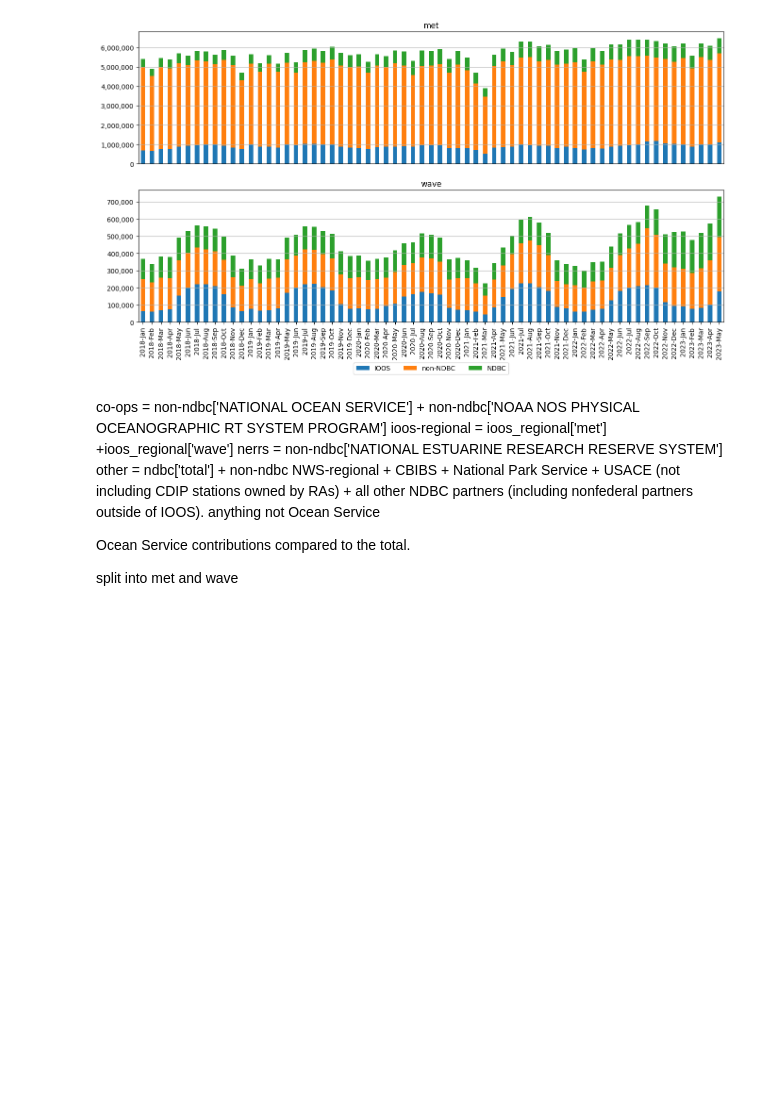
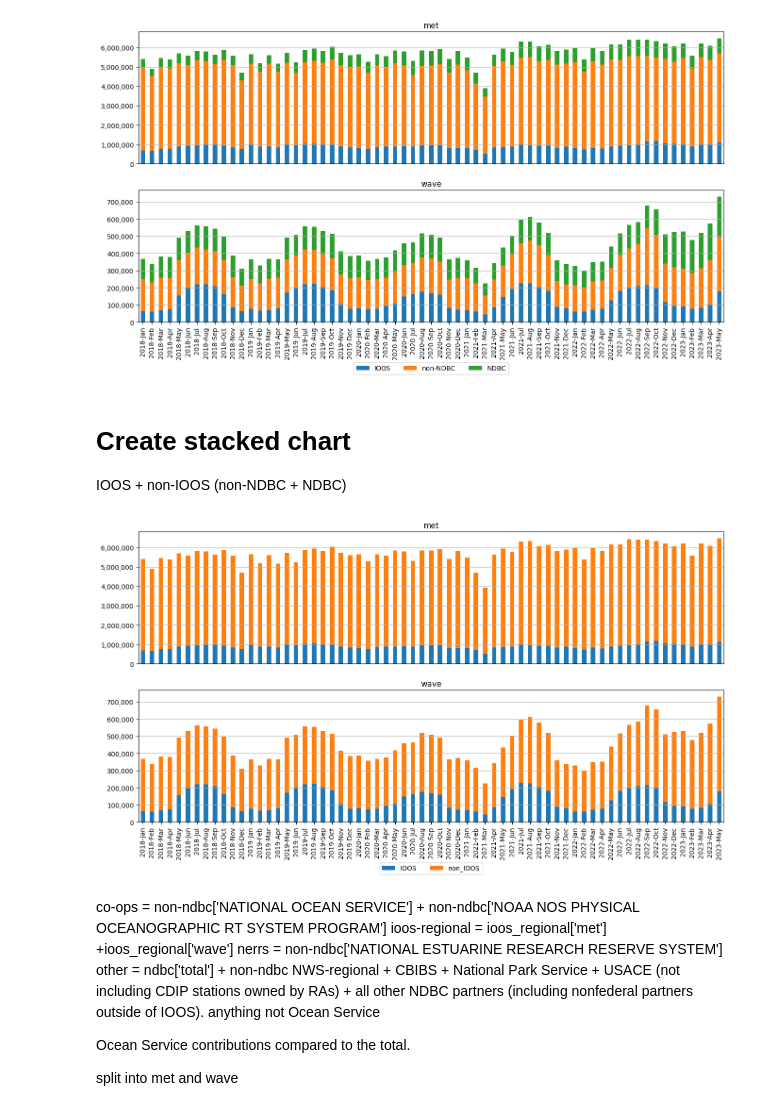
Before and after one commit to ioos/ioos_metrics, a Jupyter notebook: GTS_Totals_weather_act.ipynb, the cells around one changed output. Saved outputs shown, nothing was run; the diff lists cells and outputs as text; code cells hidden in the pictures; blank space fills up the shorter version.

```diff
--- a/GTS_Totals_weather_act.ipynb
+++ b/GTS_Totals_weather_act.ipynb
@@ -296,6 +298,47 @@ axs[1].grid(axis='y')
 axs[1].yaxis.set_major_formatter(FuncFormatter(lambda x, p: format(int(x), ',')))
 # %% [output]
 [figure]
+# %% [markdown]
+# Create stacked chart
+
+IOOS + non-IOOS (non-NDBC + NDBC)
+# %%
+import matplotlib.pyplot as plt
+from matplotlib.ticker import (MultipleLocator,
+                               FormatStrFormatter,
+                               AutoMinorLocator,
+                               FuncFormatter)
+
+fig, axs = plt.subplots(nrows=2,ncols=1,figsize=(16,8))
+
+df_final = pd.DataFrame({'IOOS': totals.loc[totals['source']=='IOOS','met'],
+                         'non_IOOS': totals.loc[totals['source']=='NDBC','met']+totals.loc[totals['source']=='non-NDBC','met'],
+                         },
+                         index= totals.index.unique())
+
+df_final.plot.bar(stacked=True, xlabel='', ax=axs[0], rot=90, title='met')
+
+axs[0].get_legend().remove()
+
+axs[0].grid(axis='y')
+
+axs[0].yaxis.set_major_formatter(FuncFormatter(lambda x, p: format(int(x), ',')))
+axs[0].axes.get_xaxis().set_visible(False)
+
+df_final = pd.DataFrame({'IOOS': totals.loc[totals['source']=='IOOS','wave'],
+                         'non_IOOS': totals.loc[totals['source']=='NDBC','wave']+totals.loc[totals['source']=='non-NDBC','wave'],
+                         },
+                         index= totals.index.unique())
+
+df_final.plot.bar(stacked=True, xlabel='', ax=axs[1], title='wave')
+
+axs[1].legend(loc='center',bbox_to_anchor=(0.5,-0.35,0,0),ncol=3)
+
+axs[1].grid(axis='y')
+
+axs[1].yaxis.set_major_formatter(FuncFormatter(lambda x, p: format(int(x), ',')))
+# %% [output]
+[figure, added]
 # %% [markdown]
 co-ops = non-ndbc['NATIONAL OCEAN SERVICE'] + non-ndbc['NOAA NOS PHYSICAL OCEANOGRAPHIC RT SYSTEM PROGRAM']
 ioos-regional = ioos_regional['met'] +ioos_regional['wave']
```
Also changed, not shown: parts of 3 cells of this notebook.
